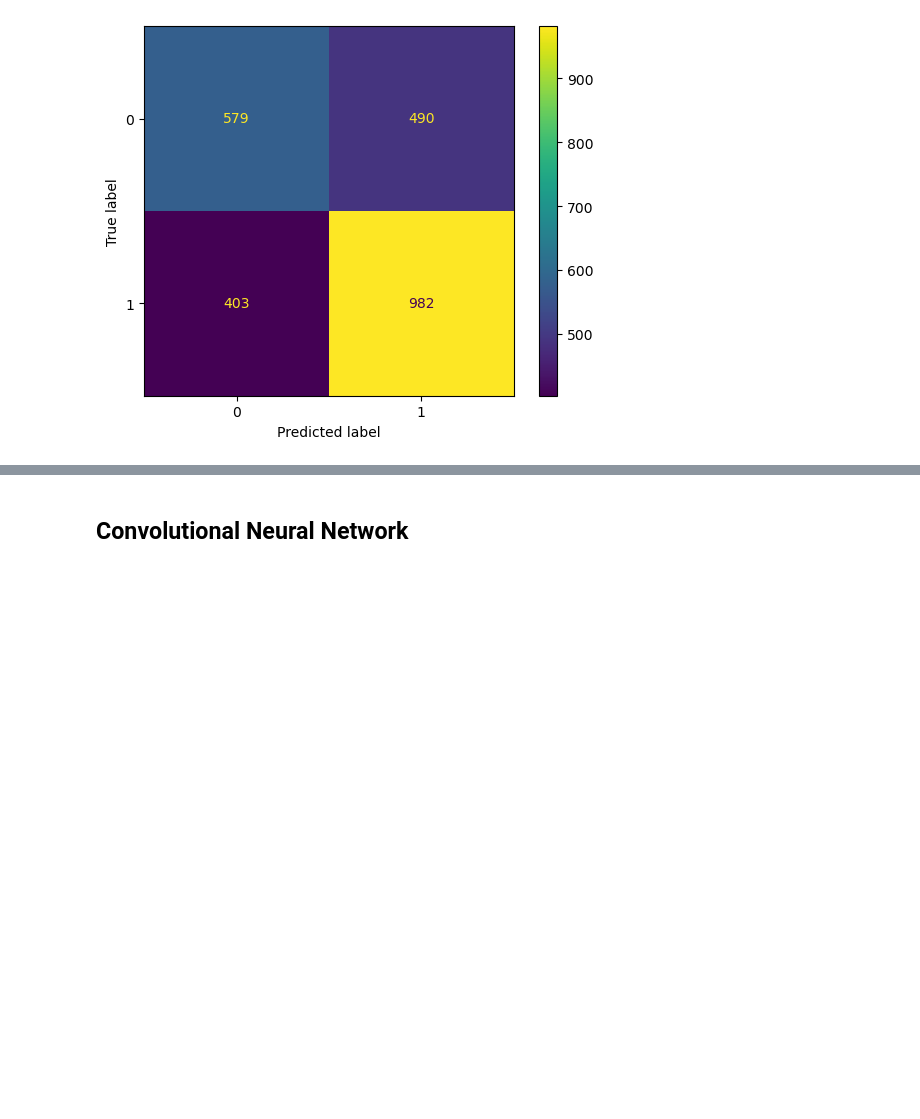
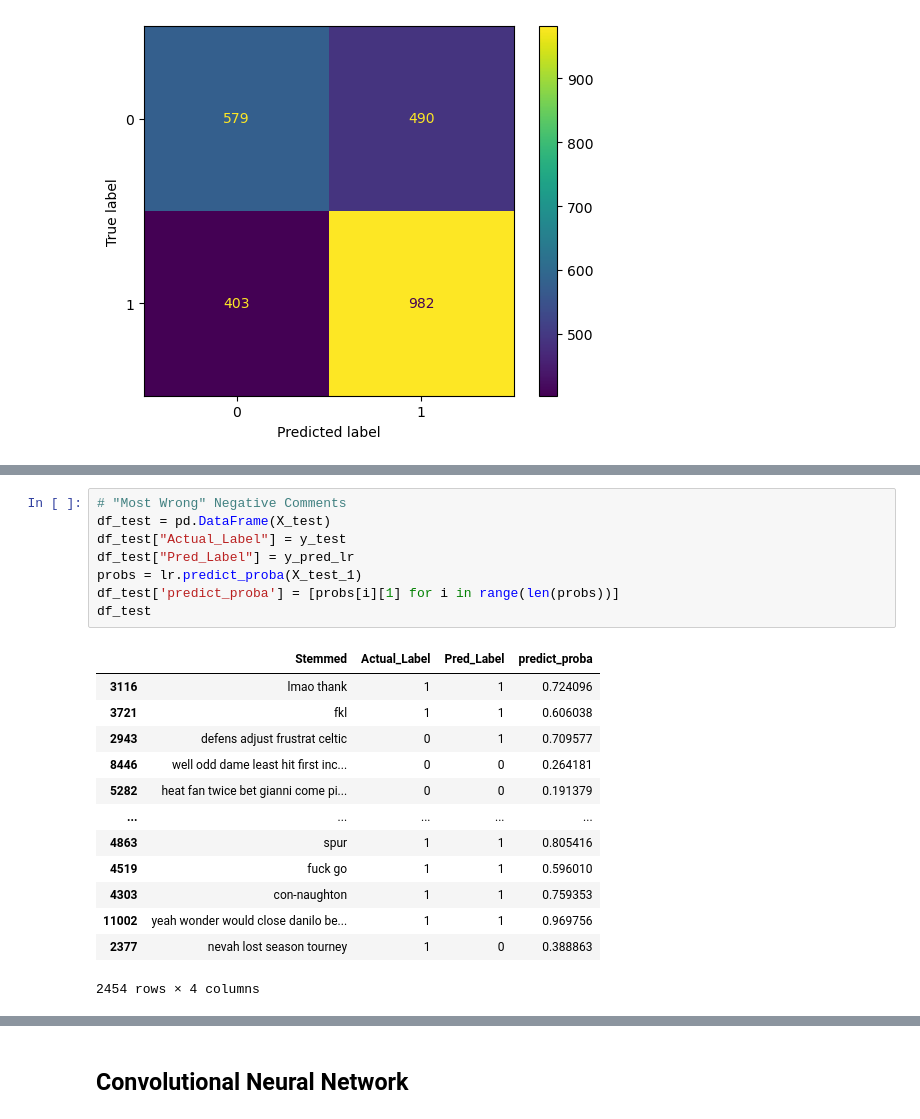
Before and after one commit to tulane-cmps6730/project-reddit, a Jupyter notebook: notebooks/NLP_Project.ipynb, the cells around one changed output, grey strips where cells are left out. Drawn from its saved outputs; the diff is of its cells as text; blank space fills up the shorter version.

```diff
--- a/notebooks/NLP_Project.ipynb
+++ b/notebooks/NLP_Project.ipynb
@@ -333,0 +433,22 @@ plt.show()
+# %%
+# "Most Wrong" Negative Comments
+df_test = pd.DataFrame(X_test)
+df_test["Actual_Label"] = y_test
+df_test["Pred_Label"] = y_pred_lr
+probs = lr.predict_proba(X_test_1)
+df_test['predict_proba'] = [probs[i][1] for i in range(len(probs))]
+df_test
+# %% [output]
+|  | Stemmed | Actual_Label | Pred_Label | predict_proba |
+| 3116 | lmao thank | 1 | 1 | 0.724096 |
+| 3721 | fkl | 1 | 1 | 0.606038 |
+| 2943 | defens adjust frustrat celtic | 0 | 1 | 0.709577 |
+| 8446 | well odd dame least hit first inc... | 0 | 0 | 0.264181 |
+| 5282 | heat fan twice bet gianni come pi... | 0 | 0 | 0.191379 |
+| ... | ... | ... | ... | ... |
+| 4863 | spur | 1 | 1 | 0.805416 |
+| 4519 | fuck go | 1 | 1 | 0.596010 |
+| 4303 | con-naughton | 1 | 1 | 0.759353 |
+| 11002 | yeah wonder would close danilo be... | 1 | 1 | 0.969756 |
+| 2377 | nevah lost season tourney | 1 | 0 | 0.388863 |
+2454 rows × 4 columns
```
Also changed, not shown: parts of 36 cells of this notebook.
